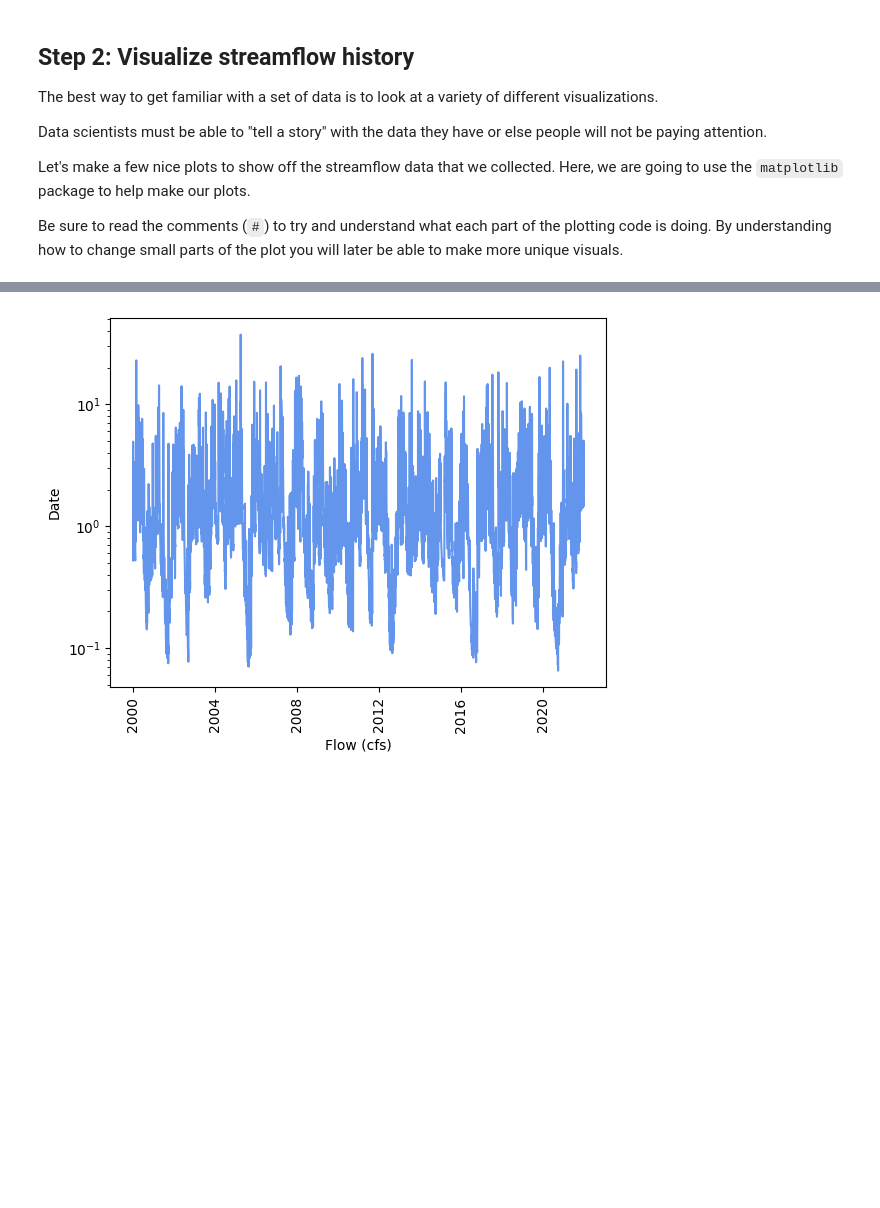
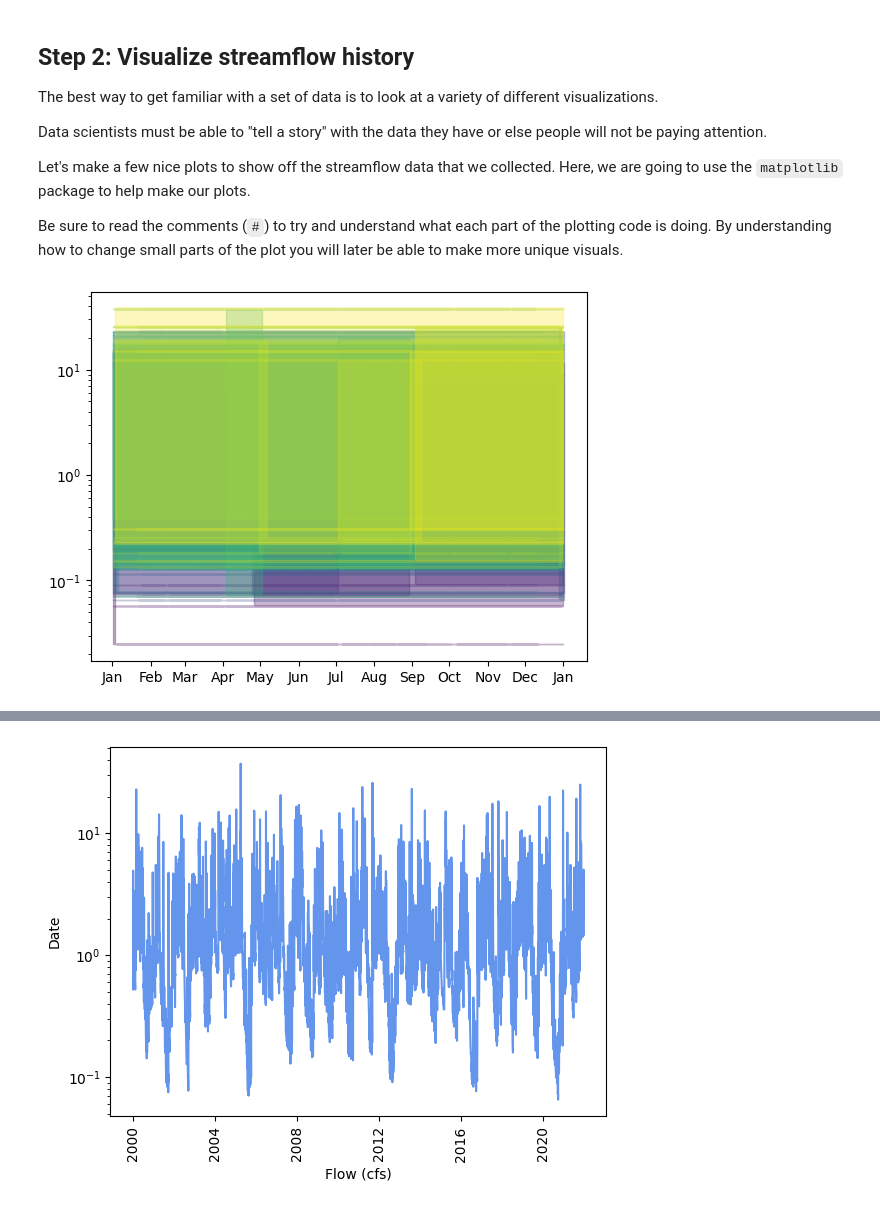
Before and after one commit to TrevorJA/AquaticAlgorithms, a Jupyter notebook: P1_Streamflow_Data.ipynb, the cells around one changed output, grey strips where cells are left out. Saved outputs shown, nothing was run; the diff lists cells and outputs as text; code cells hidden in the pictures; blank space fills up the shorter version.

```diff
--- a/P1_Streamflow_Data.ipynb
+++ b/P1_Streamflow_Data.ipynb
@@ -65,0 +62,41 @@ from scipy import stats
+# %%
+def plot_streamflow_by_year(df, log_scale=False,
+                            save_fig=False, save_name='streamflow_by_year.png'):
+
+    # Create a new column for the year
+    df['Year'] = df.index.year
+
+    # Calculate the total streamflow for each year
+    df['Total_Streamflow'] = df.groupby('Year')['streamflow'].transform('sum')
+
+    # Sort the dataframe by the total streamflow for each year
+    sorted_df = df.sort_values('Total_Streamflow', inplace=False)
+
+    # Create a colormap to map each year to a color based on its total streamflow
+    colormap = cm.get_cmap('viridis')
+    colors = colormap(np.linspace(0, 1, sorted_df['Year'].nunique()))
+
+    # Create a new figure
+    fig, ax = plt.subplots()
+
+    # Plot the streamflow for each year
+    for i, year in enumerate(df['Year'].unique()):
+        df_year = df[df['Year'] == year]
+        ax.plot(df_year.index.dayofyear, df_year['streamflow'],
+                color=colors[i], label=year, alpha=0.3)
+
+    # Set the y-axis to a log scale if specified
+    if log_scale:
+        ax.set_yscale('log')
+
+    # Set the x-axis to show only the month
+    ax.xaxis.set_major_locator(mdates.MonthLocator())
+    ax.xaxis.set_major_formatter(mdates.DateFormatter('%b'))
+
+    # Save the figure if specified
+    if save_fig:
+        plt.savefig(save_name)
+
+    # Show the plot
+    plt.show()
+    return
@@ -65,0 +172,6 @@ from scipy import stats
+# %%
+
+plot_streamflow_by_year(flow, log_scale=True,
+                        group_by='day', fill_range=True)
+# %% [output]
+[figure, added]
```
Also changed, not shown: parts of 8 cells of this notebook, 12 other files.
